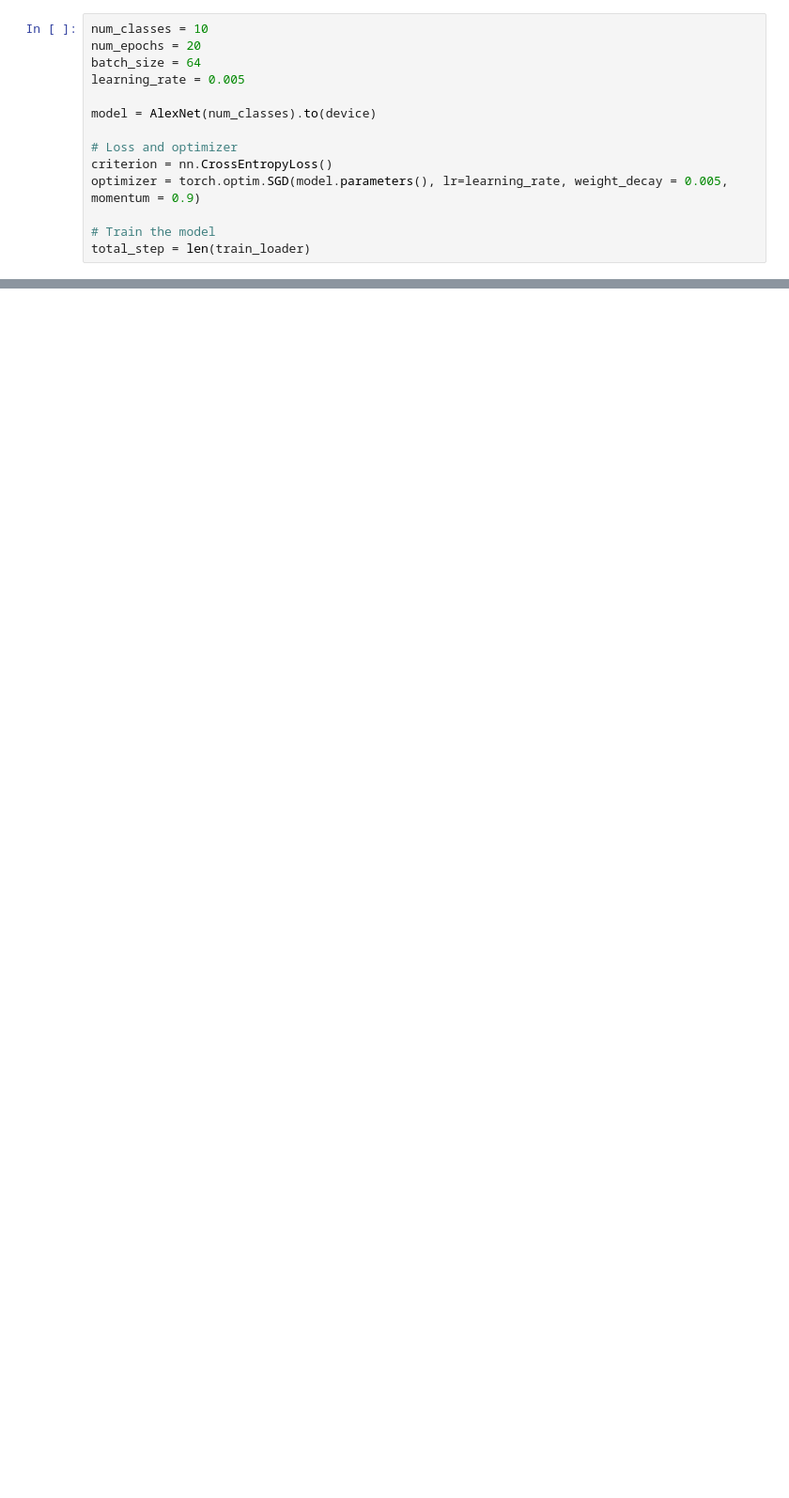
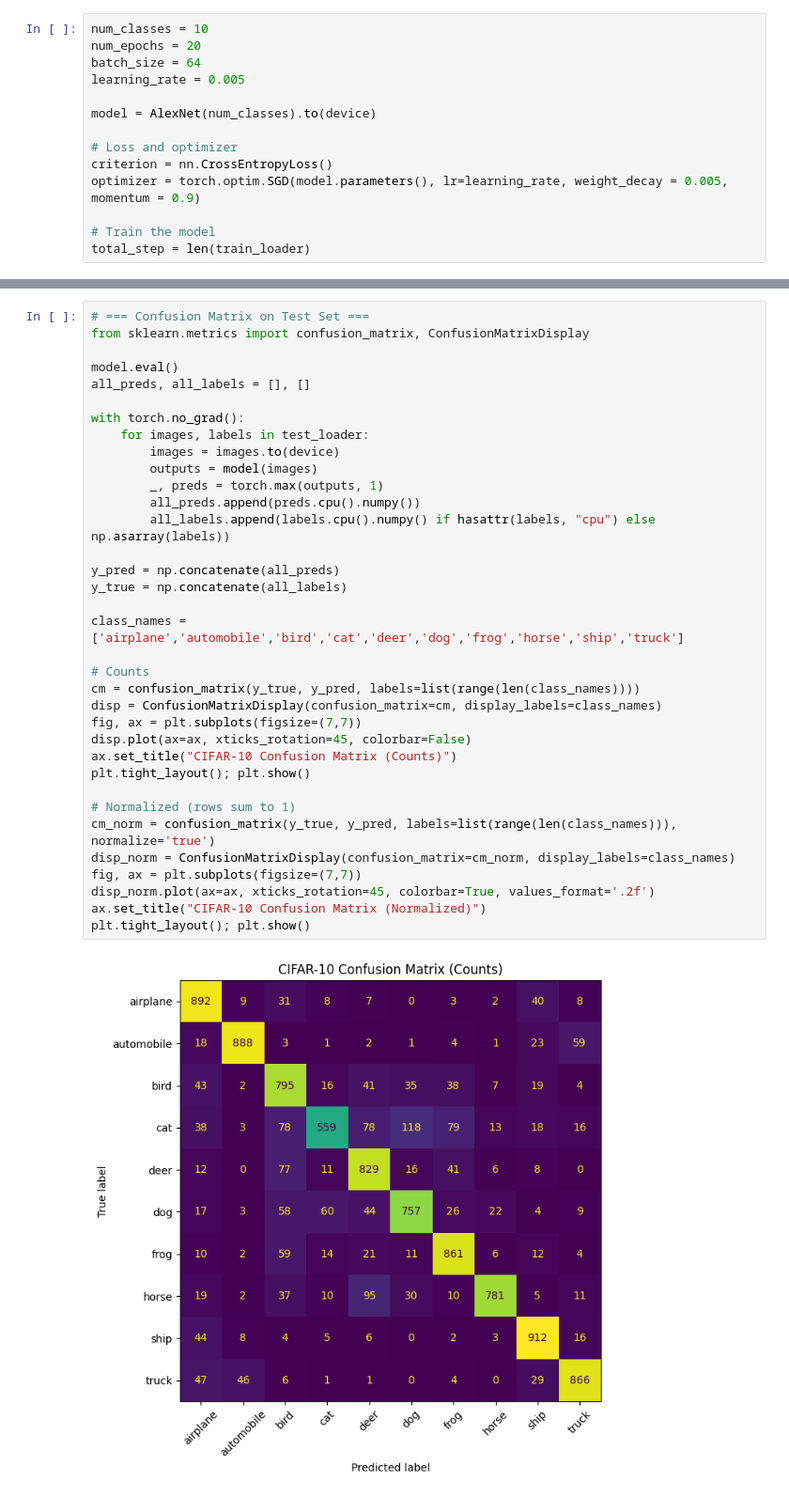
Before and after one commit to Johnmakuta/CIFAR-DL, a Jupyter notebook: test.ipynb, the cells around one changed output, grey strips where cells are left out. Shown at 94% size. Drawn from its saved outputs; the diff is of its cells as text; blank space fills up the shorter version.

```diff
--- a/test.ipynb
+++ b/test.ipynb
@@ -239,0 +259,37 @@ Accuracy of the network on the 10000 test images: 83.09 %
+# %%
+# === Confusion Matrix on Test Set ===
+from sklearn.metrics import confusion_matrix, ConfusionMatrixDisplay
+
+model.eval()
+all_preds, all_labels = [], []
+
+with torch.no_grad():
+    for images, labels in test_loader:
+        images = images.to(device)
+        outputs = model(images)
+        _, preds = torch.max(outputs, 1)
+        all_preds.append(preds.cpu().numpy())
+        all_labels.append(labels.cpu().numpy() if hasattr(labels, "cpu") else np.asarray(labels))
+
+y_pred = np.concatenate(all_preds)
+y_true = np.concatenate(all_labels)
+
+class_names = ['airplane','automobile','bird','cat','deer','dog','frog','horse','ship','truck']
+
+# Counts
+cm = confusion_matrix(y_true, y_pred, labels=list(range(len(class_names))))
+disp = ConfusionMatrixDisplay(confusion_matrix=cm, display_labels=class_names)
+fig, ax = plt.subplots(figsize=(7,7))
+disp.plot(ax=ax, xticks_rotation=45, colorbar=False)
+ax.set_title("CIFAR-10 Confusion Matrix (Counts)")
+plt.tight_layout(); plt.show()
+
+# Normalized (rows sum to 1)
+cm_norm = confusion_matrix(y_true, y_pred, labels=list(range(len(class_names))), normalize='true')
+disp_norm = ConfusionMatrixDisplay(confusion_matrix=cm_norm, display_labels=class_names)
+fig, ax = plt.subplots(figsize=(7,7))
+disp_norm.plot(ax=ax, xticks_rotation=45, colorbar=True, values_format='.2f')
+ax.set_title("CIFAR-10 Confusion Matrix (Normalized)")
+plt.tight_layout(); plt.show()
+# %% [output]
+[figure, added]
```
Also changed, not shown: parts of 8 cells of this notebook.
